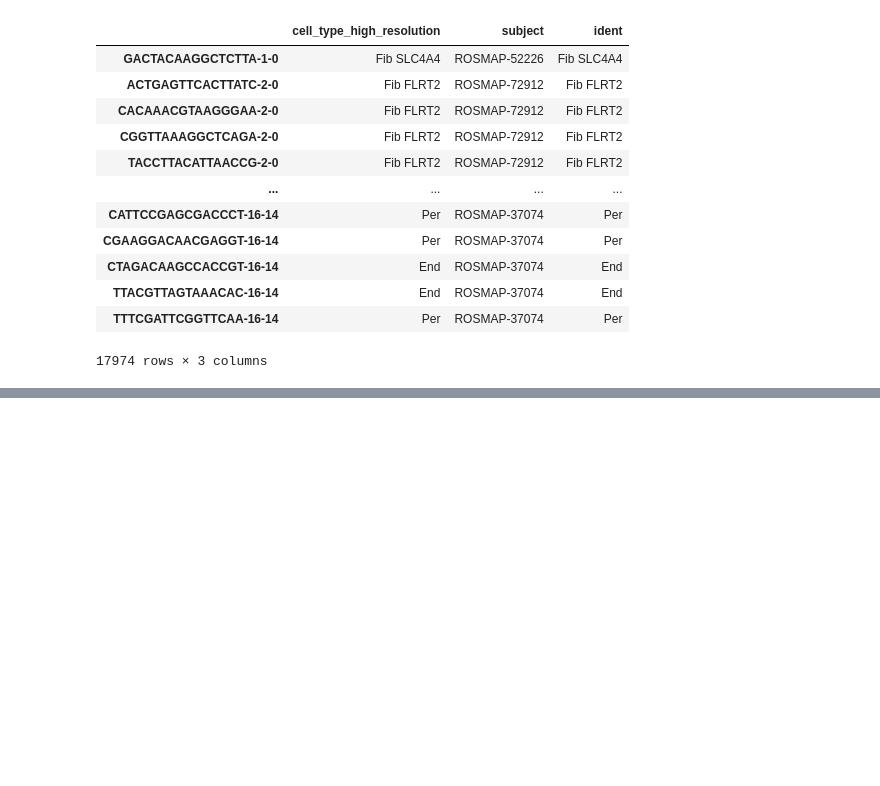
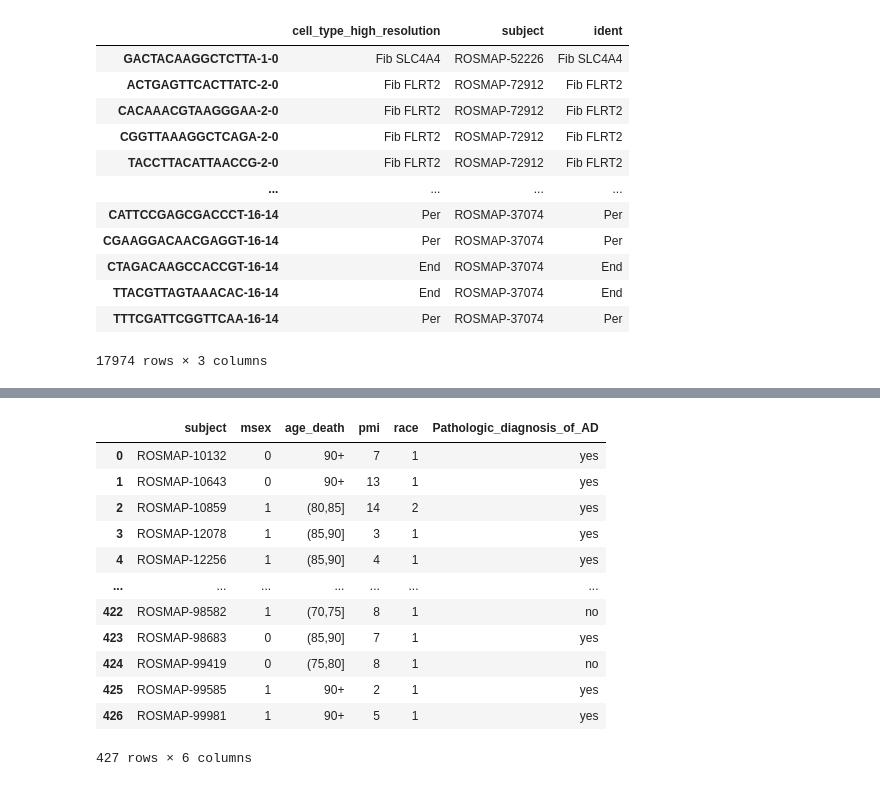
Before and after one commit to ThomasM31/BBTX11-VT26-07, a Jupyter notebook: datatesting.ipynb, the cells around one changed output, grey strips where cells are left out. Cells and saved outputs as stored; diff of their text form; code cells hidden in the pictures; blank space fills up the shorter version.

```diff
--- a/datatesting.ipynb
+++ b/datatesting.ipynb
@@ -272,0 +272,18 @@ df.groupby("batch").count()
+# %%
+#subjects = adata.obs["subject"].unique()
+subject_info = pd.read_csv(data_file_path + "/individual_metadata_deidentified.tsv", sep="\t")
+subject_info
+# %% [output]
+|  | subject | msex | age_death | pmi | race | Pathologic_diagnosis_of_AD |
+| 0 | ROSMAP-10132 | 0 | 90+ | 7 | 1 | yes |
+| 1 | ROSMAP-10643 | 0 | 90+ | 13 | 1 | yes |
+| 2 | ROSMAP-10859 | 1 | (80,85] | 14 | 2 | yes |
+| 3 | ROSMAP-12078 | 1 | (85,90] | 3 | 1 | yes |
+| 4 | ROSMAP-12256 | 1 | (85,90] | 4 | 1 | yes |
+| ... | ... | ... | ... | ... | ... | ... |
+| 422 | ROSMAP-98582 | 1 | (70,75] | 8 | 1 | no |
+| 423 | ROSMAP-98683 | 0 | (85,90] | 7 | 1 | yes |
+| 424 | ROSMAP-99419 | 0 | (75,80] | 8 | 1 | no |
+| 425 | ROSMAP-99585 | 1 | 90+ | 2 | 1 | yes |
+| 426 | ROSMAP-99981 | 1 | 90+ | 5 | 1 | yes |
+427 rows × 6 columns
```
Also changed, not shown: parts of 2 cells of this notebook.
